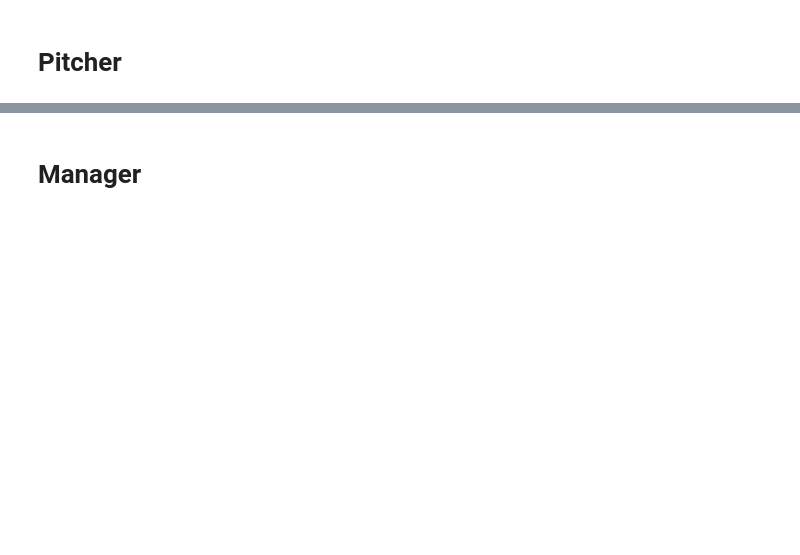
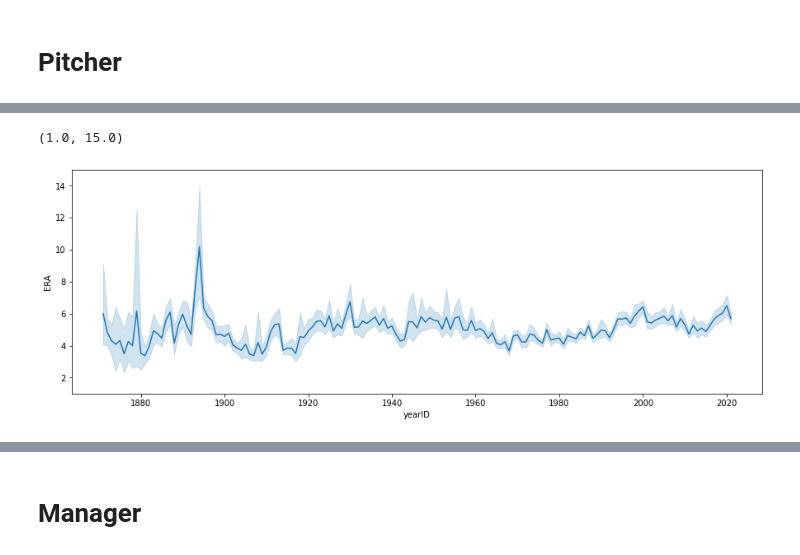
Before and after one commit to Dheeraj0650/project1, a Jupyter notebook: project1.ipynb, the cells around one changed output, grey strips where cells are left out. Cells and saved outputs as stored; diff of their text form; code cells hidden in the pictures; blank space fills up the shorter version.

```diff
--- a/project1.ipynb
+++ b/project1.ipynb
@@ -22 +30,11 @@ plt.ylim([1, 15])
+# %%
+fig, ax = plt.subplots(figsize=(15, 5))
+
+##Grouping data by pitcher and summing games, BFP, and ERA
+pitcherERA = pitchers.groupby(['playerID']).agg({'G':'sum', 'IPouts':'sum', 'BFP':'sum', 'ERA':'mean'}).reset_index()
+sns.lineplot(data=pitchers, x='yearID', y='ERA')
+plt.ylim([1, 15])
+# %% [output]
+(1.0, 15.0)
+[figure, added]
 # %%
```
Also changed, not shown: parts of 10 cells of this notebook, 1 other file.
